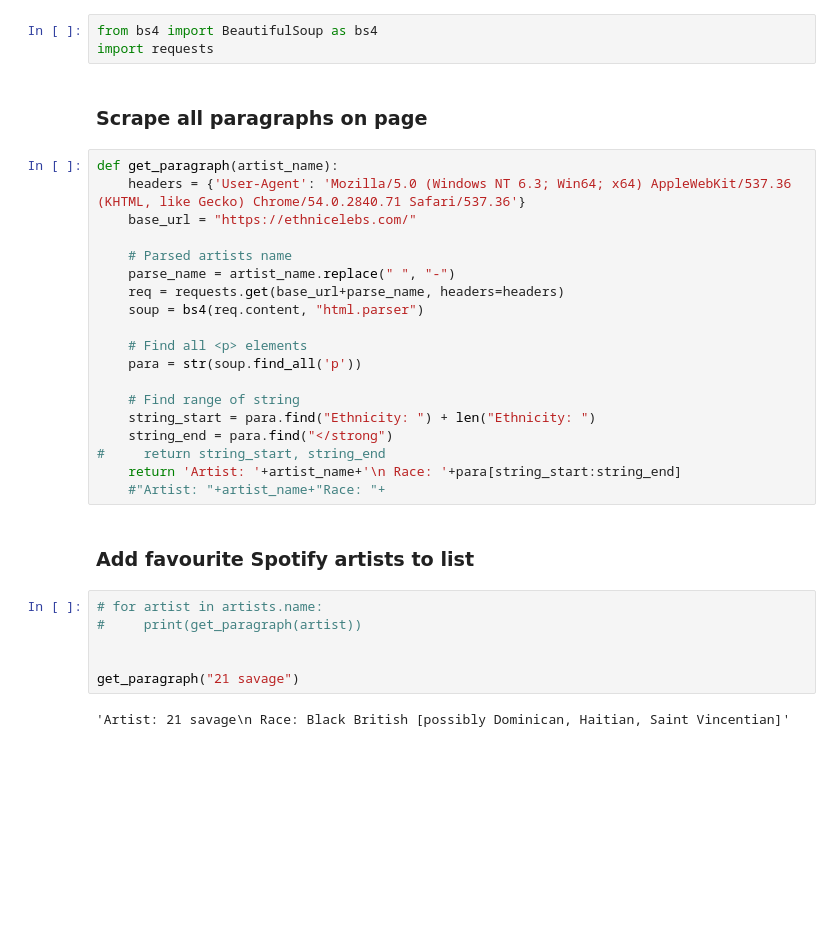
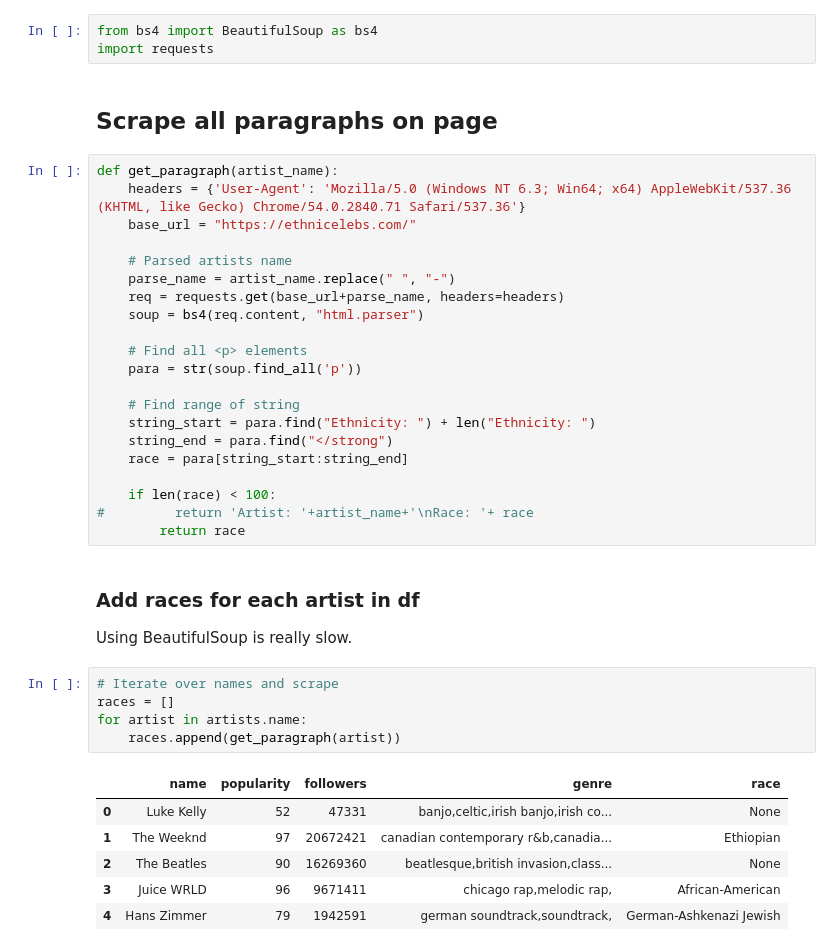
Before and after one commit to jacKlinc/spotify-usage-analysis, a Jupyter notebook: SpotiPy_Stats.ipynb, the cells around one changed output. Saved outputs shown, nothing was run; the diff lists cells and outputs as text; blank space fills up the shorter version.

```diff
--- a/SpotiPy_Stats.ipynb
+++ b/SpotiPy_Stats.ipynb
@@ -95,7 +81,7 @@ https://ethnicelebs.com/
 from bs4 import BeautifulSoup as bs4
 import requests
 # %% [markdown]
-### Scrape all paragraphs on page
+## Scrape all paragraphs on page
 # %%
 def get_paragraph(artist_name):
     headers = {'User-Agent': 'Mozilla/5.0 (Windows NT 6.3; Win64; x64) AppleWebKit/537.36 (KHTML, like Gecko) Chrome/54.0.2840.71 Safari/537.36'}
@@ -112,16 +98,23 @@ def get_paragraph(artist_name):
     # Find range of string
     string_start = para.find("Ethnicity: ") + len("Ethnicity: ")
     string_end = para.find("</strong")
-#     return string_start, string_end
-    return 'Artist: '+artist_name+'\n Race: '+para[string_start:string_end]
-    #"Artist: "+artist_name+"Race: "+
+    race = para[string_start:string_end]
+
+    if len(race) < 100:
+#         return 'Artist: '+artist_name+'\nRace: '+ race
+        return race
-# %% [markdown]
-### Add favourite Spotify artists to list
+# %% [markdown]
+### Add races for each artist in df
+Using BeautifulSoup is really slow.
 # %%
-# for artist in artists.name:
-#     print(get_paragraph(artist))
-
-
-get_paragraph("21 savage")
+# Iterate over names and scrape
+races = []
+for artist in artists.name:
+    races.append(get_paragraph(artist))
 # %% [output]
-'Artist: 21 savage\n Race: Black British [possibly Dominican, Haitian, Saint Vincentian]'
+|  | name | popularity | followers | genre | race |
+| 0 | Luke Kelly | 52 | 47331 | banjo,celtic,irish banjo,irish co... | None |
+| 1 | The Weeknd | 97 | 20672421 | canadian contemporary r&b,canadia... | Ethiopian |
+| 2 | The Beatles | 90 | 16269360 | beatlesque,british invasion,class... | None |
+| 3 | Juice WRLD | 96 | 9671411 | chicago rap,melodic rap, | African-American |
+| 4 | Hans Zimmer | 79 | 1942591 | german soundtrack,soundtrack, | German-Ashkenazi Jewish |
```
Also changed, not shown: parts of 22 cells of this notebook, 2 other files.
